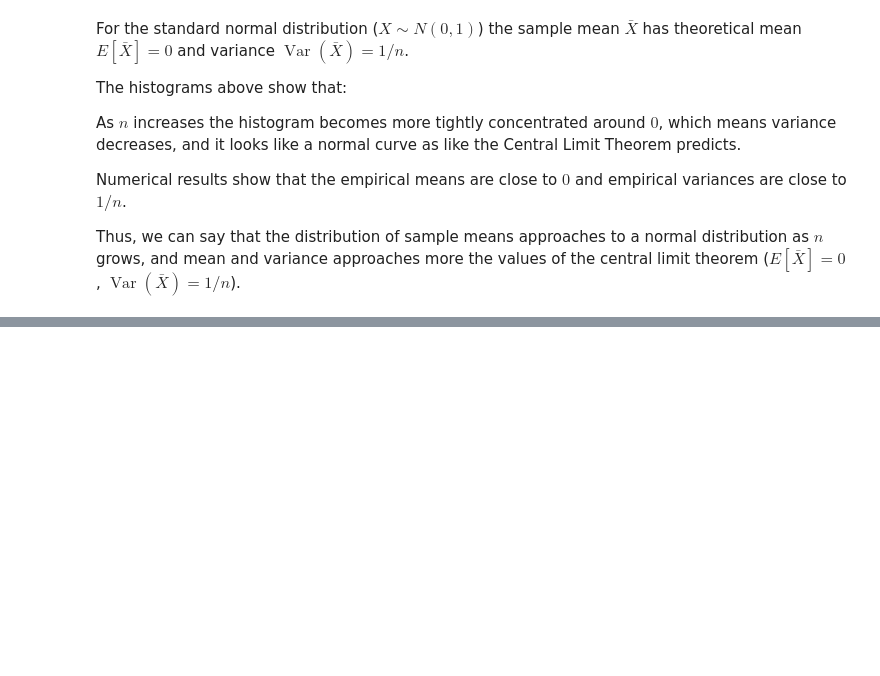
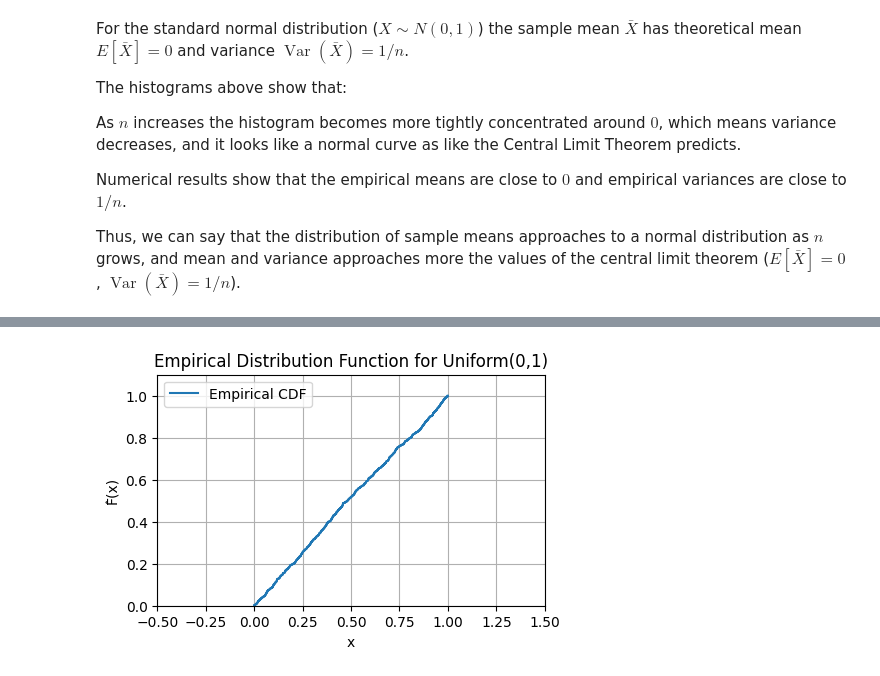
Before and after one commit to mervenurkarabulut/gsu-ind-522, a Jupyter notebook: HW3/hw3.ipynb, the cells around one changed output, grey strips where cells are left out. Saved outputs shown, nothing was run; the diff lists cells and outputs as text; code cells hidden in the pictures; blank space fills up the shorter version.

```diff
--- a/HW3/hw3.ipynb
+++ b/HW3/hw3.ipynb
@@ -356,0 +369,21 @@ Thus, we can say that the distribution of sample means approaches to a normal di
+# %%
+np.random.seed(0)
+n = 1000
+x = np.random.uniform(0, 1, n)
+
+x_sorted = np.sort(x)
+y = np.arange(1, n + 1) / n
+
+# plot empirical distribution function
+plt.figure(figsize=(5,3))
+plt.step(x_sorted, y, where='post', label='Empirical CDF')
+plt.xlim(-0.5, 1.5)
+plt.ylim(0, 1.1)
+plt.xlabel('x')
+plt.ylabel('F̂(x)')
+plt.title('Empirical Distribution Function for Uniform(0,1)')
+plt.grid(True)
+plt.legend()
+plt.show()
+# %% [output]
+[figure, added]
```
Also changed, not shown: parts of 7 cells of this notebook.
